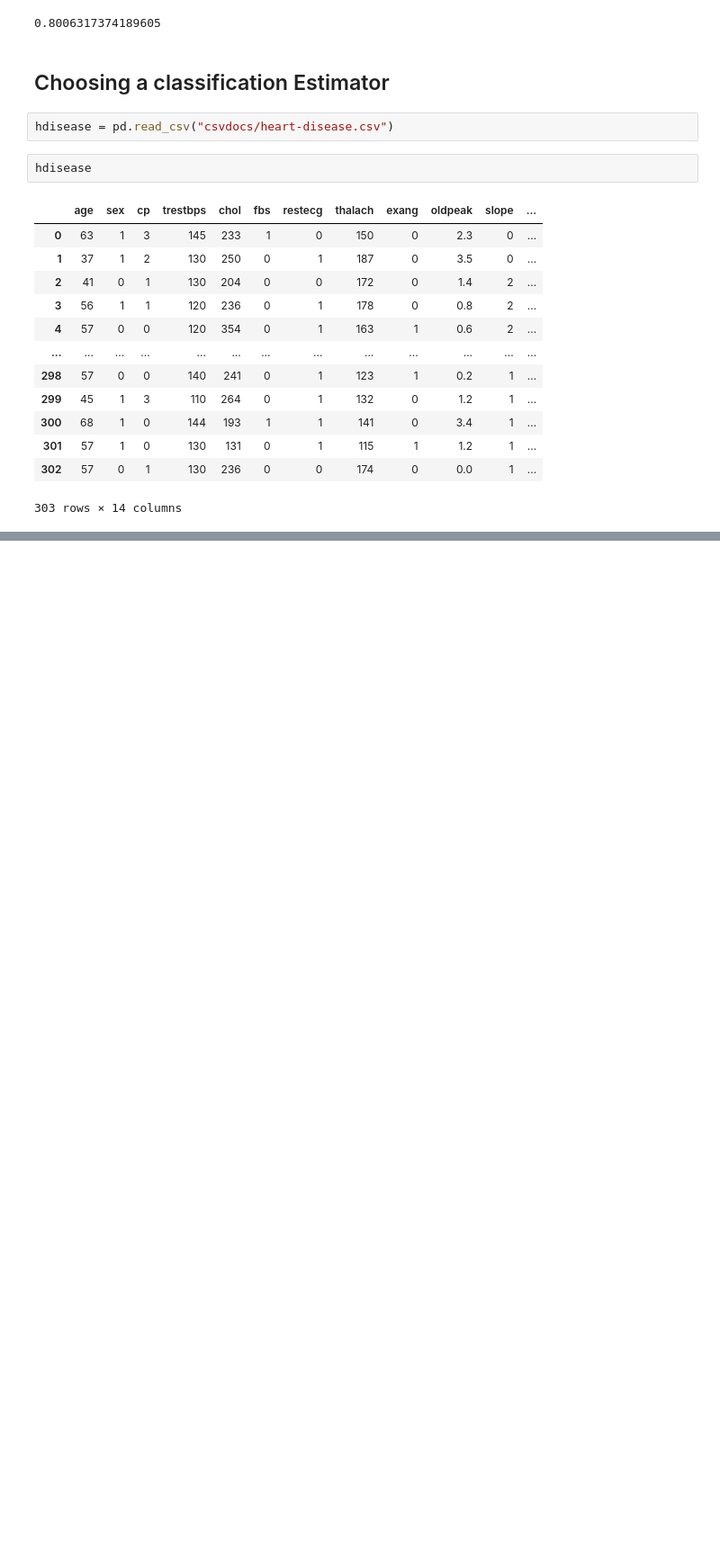
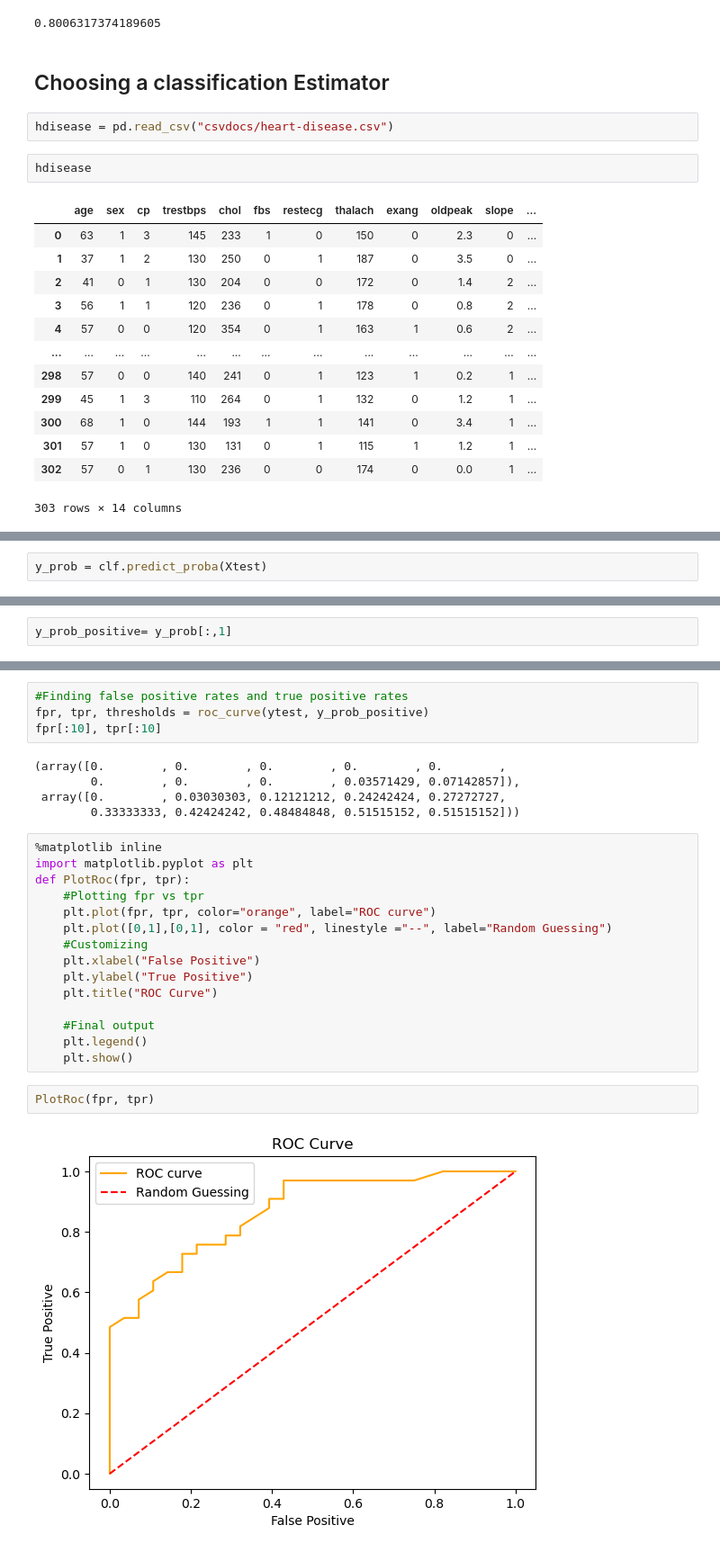
Before and after one commit to UnitivePluto1/ML-and-DS-Progress, a Jupyter notebook: ipynb files/Intro-to-sklearn.ipynb, the cells around one changed output, grey strips where cells are left out. Shown at 90% size. Saved outputs shown, nothing was run; the diff lists cells and outputs as text; blank space fills up the shorter version.

```diff
--- a/ipynb files/Intro-to-sklearn.ipynb
+++ b/ipynb files/Intro-to-sklearn.ipynb
@@ -575,0 +723,2 @@ hdisease
+# %%
+y_prob = clf.predict_proba(Xtest)
@@ -575,0 +738,2 @@ hdisease
+# %%
+y_prob_positive= y_prob[:,1]
@@ -575,0 +749,28 @@ hdisease
+# %%
+#Finding false positive rates and true positive rates
+fpr, tpr, thresholds = roc_curve(ytest, y_prob_positive)
+fpr[:10], tpr[:10]
+# %% [output]
+(array([0.        , 0.        , 0.        , 0.        , 0.        ,
+        0.        , 0.        , 0.        , 0.03571429, 0.07142857]),
+ array([0.        , 0.03030303, 0.12121212, 0.24242424, 0.27272727,
+        0.33333333, 0.42424242, 0.48484848, 0.51515152, 0.51515152]))
+# %%
+%matplotlib inline
+import matplotlib.pyplot as plt
+def PlotRoc(fpr, tpr):
+    #Plotting fpr vs tpr
+    plt.plot(fpr, tpr, color="orange", label="ROC curve")
+    plt.plot([0,1],[0,1], color = "red", linestyle ="--", label="Random Guessing")
+    #Customizing
+    plt.xlabel("False Positive")
+    plt.ylabel("True Positive")
+    plt.title("ROC Curve")
+
+    #Final output
+    plt.legend()
+    plt.show()
+# %%
+PlotRoc(fpr, tpr)
+# %% [output]
+[figure, added]
```
Also changed, not shown: parts of 34 cells of this notebook.
